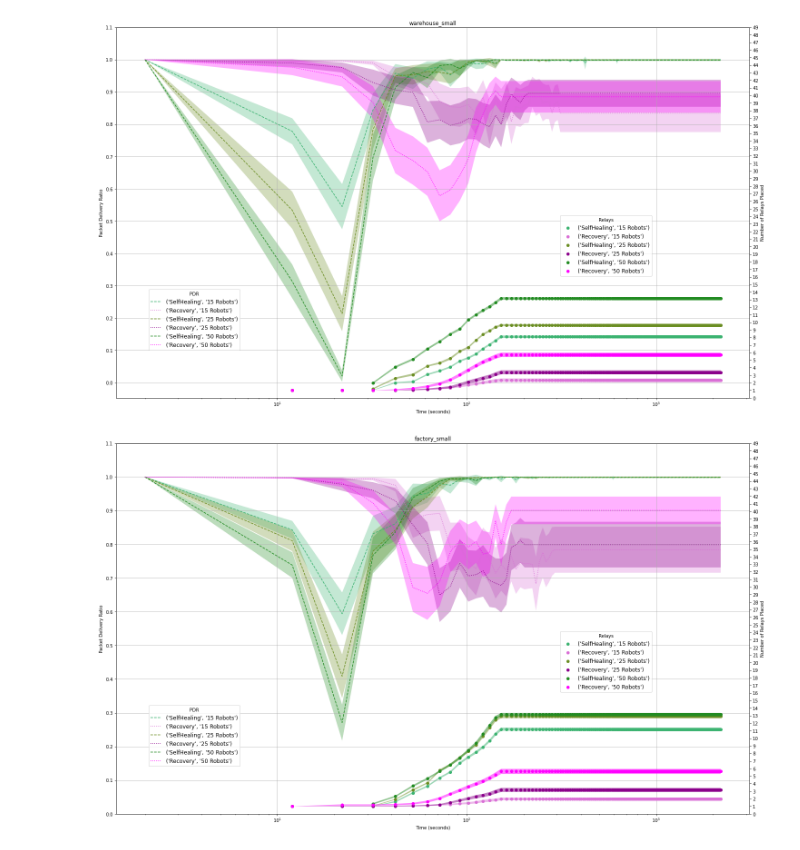
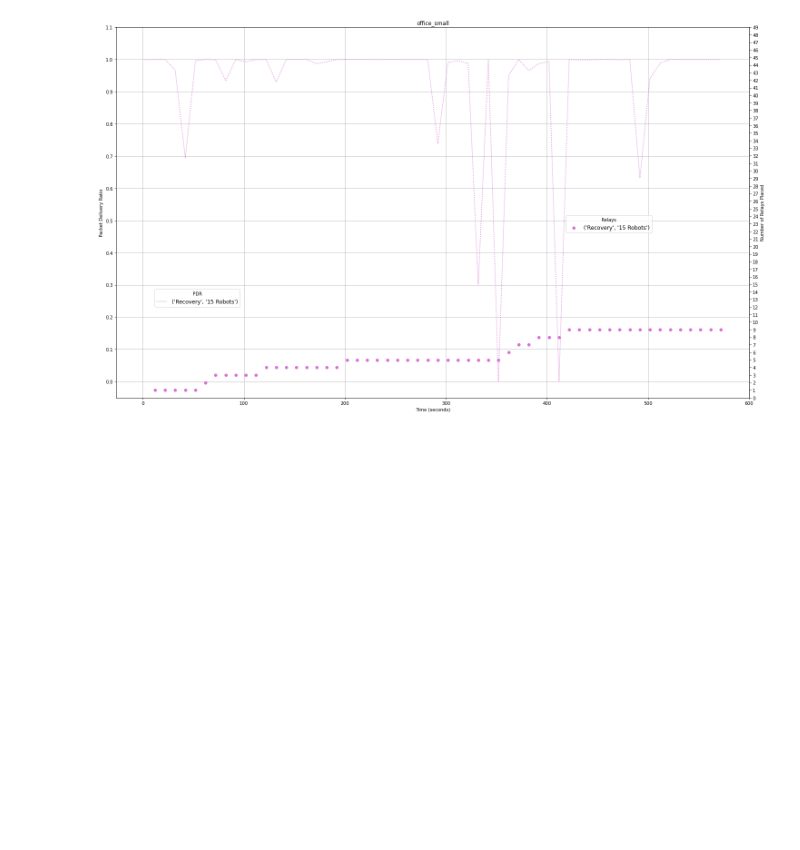
Before and after one commit to openwsn-berkeley/Atlas, a Jupyter notebook: AtlasAnalysis.ipynb, the cells around one changed output. Cells and saved outputs as stored; diff of their text form; code cells hidden in the pictures; blank space fills up the shorter version.

```diff
--- a/AtlasAnalysis.ipynb
+++ b/AtlasAnalysis.ipynb
@@ -23,7 +23,7 @@ import ast
 
 pp       =  pprint.PrettyPrinter(compact=True)
 
-LOGFILES =  glob.glob('logs/1800_full/*.json' )
+LOGFILES =  glob.glob('logs/razanne_1_220926171401.json' )
 
 print(len(LOGFILES),"logs")
 
@@ -555,33 +548,32 @@ for floorplan in floorplans:
                 toPlot[value]["ry1err"]   += [rm-rh]
                 toPlot[value]["ry2err"]   += [rm+rh]
 
 
             x                             = np.arange(2, maxtime+10, 10)
             y                             = toPlot[value]["mean"]
             yerr                          = toPlot[value]["yerr"]
             lines[(floorplan, value)]     = ax.errorbar(x, y, linestyle=linestyles[relayAlgorithm],color=linecolors[(value, relayAlgorithm)],label=(relayAlgorithm, str(value)+" Robots"))
             linesfill[(floorplan, value)] = ax.fill_between(x, toPlot[value]["y1err"], toPlot[value]["y2err"] ,alpha=0.3, facecolor=linecolors[(value, relayAlgorithm)])
 
             rx                             = np.arange(2, maxtime+10, 10)
             ry                             = toPlot[value]["rmean"]
             ryerr                          = toPlot[value]["ryerr"]
             rlines[(floorplan, value)]     = ax2.scatter(rx, ry, c=linecolors[(value, relayAlgorithm)],label=(relayAlgorithm, str(value)+" Robots"))
             rlinesfill[(floorplan, value)] = ax2.fill_between(x, toPlot[value]["ry1err"], toPlot[value]["ry2err"] ,alpha=0.5, facecolor=linecolors[(value, relayAlgorithm)])
 
     #convert x-axis to Logarithmic scale
     ax.grid(True)
     plt.title(floorplan)
-    plt.xscale("log")
+    #plt.xscale("log")
     ax.set_xlabel("Time (seconds)")
     ax.set_yticks(np.arange(0, 1.2, 0.1))
     ax2.yaxis.set_ticks(np.arange(0, 50))
     ax.set_ylabel("Packet Delivery Ratio")
     ax2.set_ylabel('Number of Relays Placed')
     ax.legend(bbox_to_anchor=(0.2, 0.3), title="PDR",fontsize='large', fancybox=True)
     ax2.legend(bbox_to_anchor=(0.85, 0.5), title="Relays", fontsize='large', fancybox=True)
     ralllines     = rlines
     ralllinesfill = rlinesfill
     plt.show()
 # %% [output]
-[figure, old version]
+[figure, new version]
-[figure, removed]
```
Also changed, not shown: parts of 8 cells of this notebook, 1 other file.
